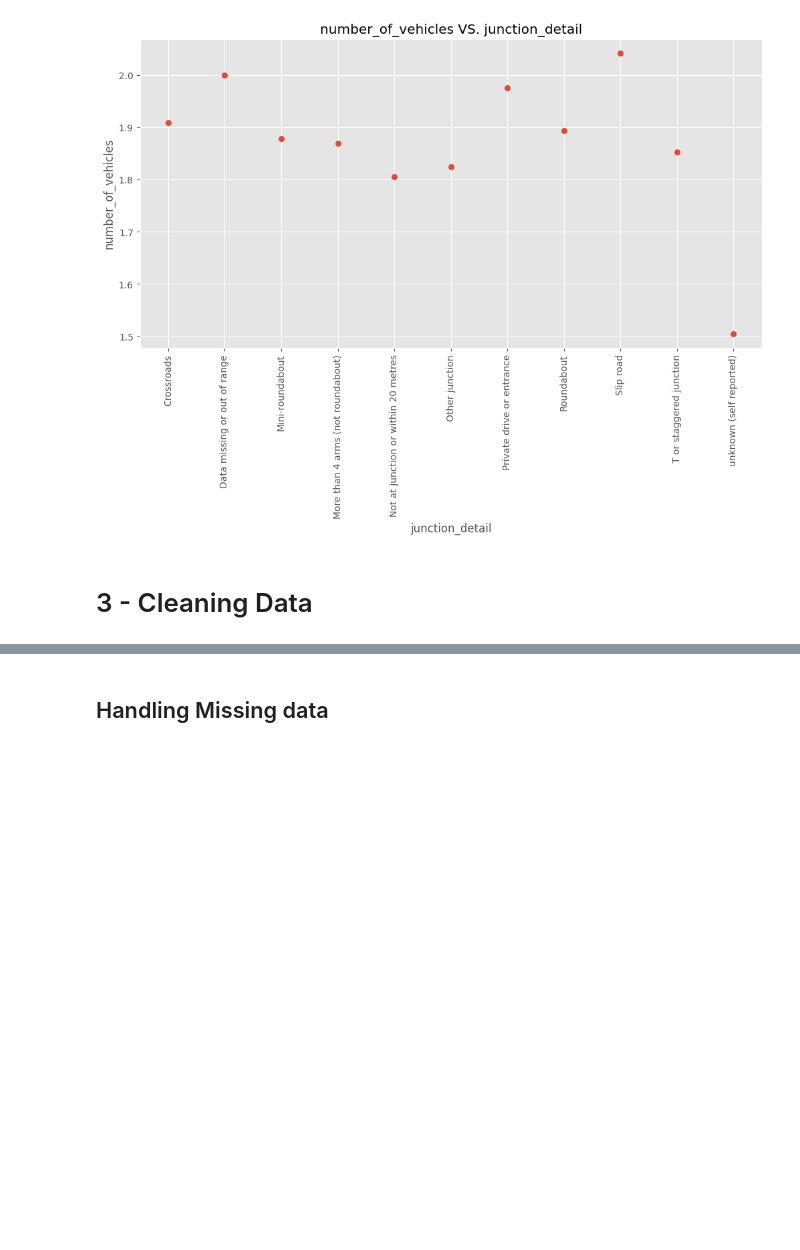
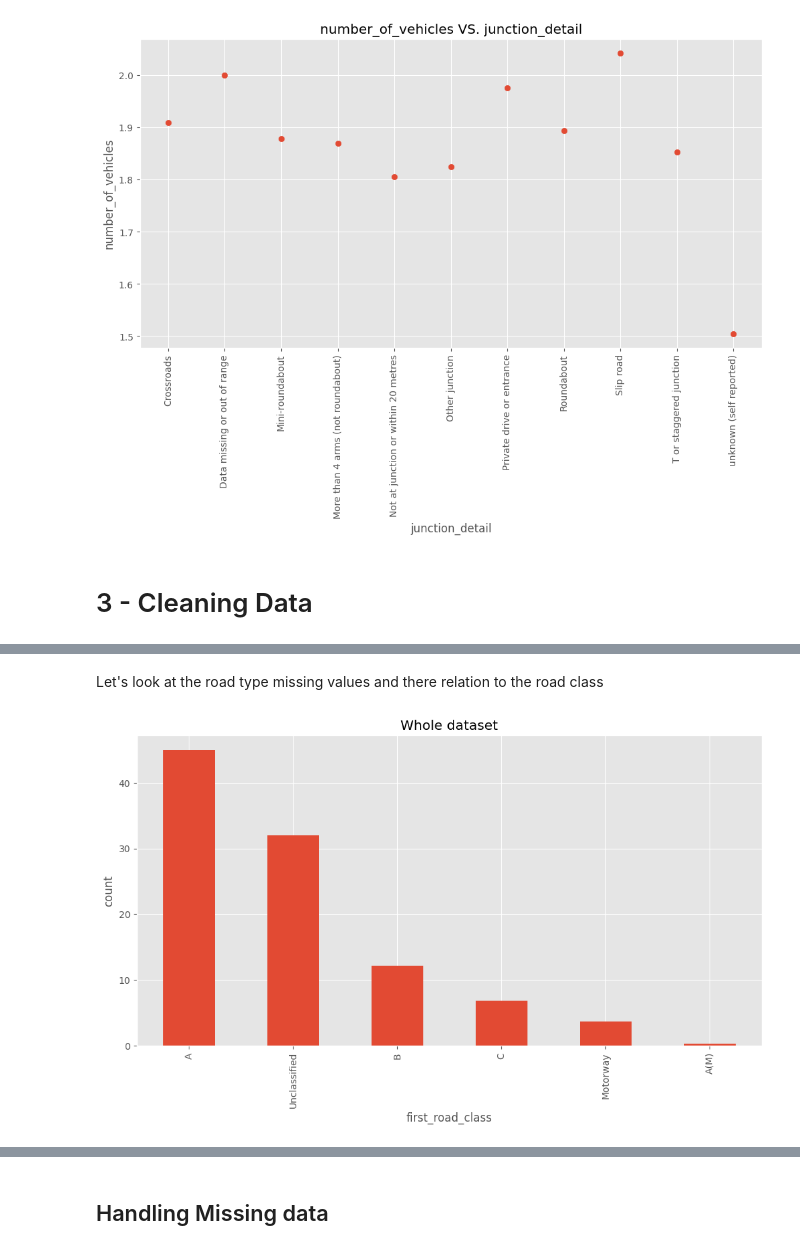
Before and after one commit to Abdelrahman-Khater/DE, a Jupyter notebook: Milestone 1 template.ipynb, the cells around one changed output, grey strips where cells are left out. Cells and saved outputs as stored; diff of their text form; code cells hidden in the pictures; blank space fills up the shorter version.

```diff
--- a/Milestone 1 template.ipynb
+++ b/Milestone 1 template.ipynb
@@ -226,0 +304,7 @@ plt.show()
+# %% [markdown]
+Let's look at the road type missing values and there relation to the road class
+# %%
+road_null_ds = dataset[dataset['road_type'].isna()]
+visualize_cols_values_cnt(dataset, 'first_road_class', percentage=True, title="Whole dataset")
+# %% [output]
+[figure, added]
```
Also changed, not shown: parts of 84 cells of this notebook, 1 other file.
